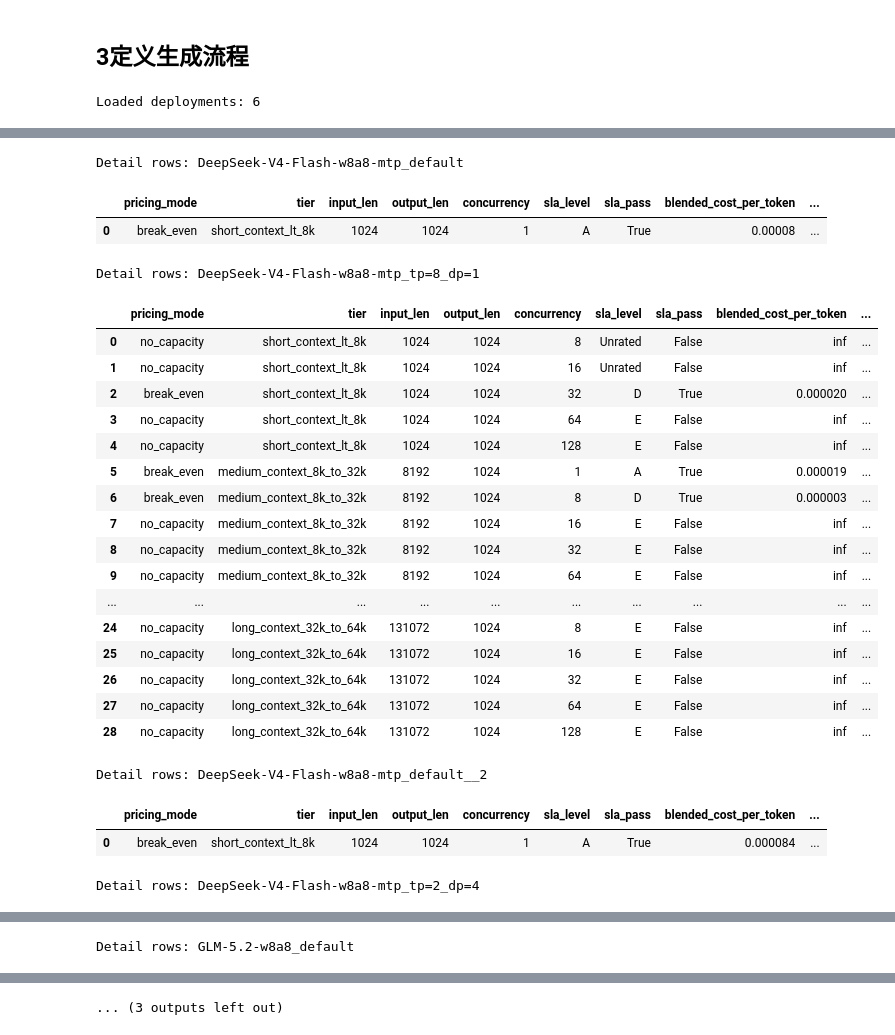
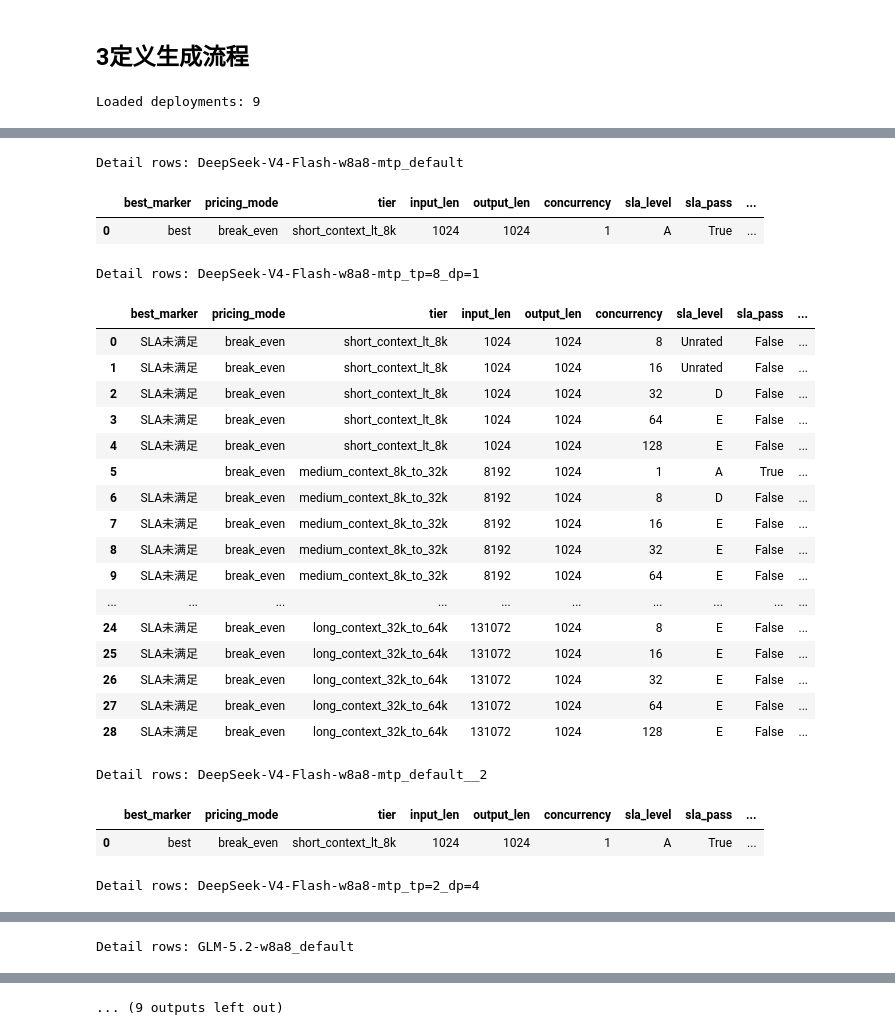
Before and after one commit to janilbols-w/janilbols-w.github.io, a Jupyter notebook: reading_room/artificial_intelligence/llm_large_language_models/llm_projects/maas/maas_pricing/price_calculator/pricing_calculator.ipynb, the cells around one changed output, grey strips where cells are left out. Cells and saved outputs as stored; diff of their text form; code cells hidden in the pictures.

Commit message:
update price calculator

```diff
--- a/reading_room/artificial_intelligence/llm_large_language_models/llm_projects/maas/maas_pricing/price_calculator/pricing_calculator.ipynb
+++ b/reading_room/artificial_intelligence/llm_large_language_models/llm_projects/maas/maas_pricing/price_calculator/pricing_calculator.ipynb
@@ -792,12 +873,13 @@ csv_path = "data/昇腾token工厂测试清单-evalscope.csv"
 profit_model = ProfitModel(
     margin=0.0,  # 0.55,
     fee_total=0.0,  # 0.05,  # payment_fee + bad_debt + tax
-    alpha=0.25,
-    beta=4,
-    weight_cache=0.7,
-    weight_input=0.2,
-    weight_output=0.1,
-    premium=1,  # 1.1 * 1.05 * 1.05,  # K_lat * K_rel * K_reserve
+    # 默认报价体系为 input, output, cache三个，以input为基线
+    alpha=0.25,     # price_cache = price_input * alpha
+    beta=4,         # price_output = price_input * alpha
+    weight_cache=0.7,       # !!! 极大程度影响结论, cache hit 占请求token的占比
+    weight_input=0.2,      # !!! 极大程度影响结论, input 占请求token的占比
+    weight_output=0.1,     # !!! 极大程度影响结论, output 占请求token的占比
+    premium=1,  # 1.1 * 1.05 * 1.05,  # K_lat * K_rel * K_reserve 定价溢价基数
     billing_days_per_month=30,
 )
 
@@ -807,22 +889,34 @@ profit_model = ProfitModel(
 # market_output_price_per_million_tokens = 28.0
 # market_cache_price_per_million_tokens = 2.0
 
-# 如果为none, 测算持平成本的定价
+# 如果为None, 测算持平成本的定价
 market_input_price_per_million_tokens = None
 market_output_price_per_million_tokens = None
 market_cache_price_per_million_tokens = None
 
+# 当 cached prompt 缺失时，按 new_prompt * 该比例回退估算 cache 吞吐
+# 例如 1.2 代表 cache 吞吐按 new_prompt 的 1.2 倍估算
+cache_fallback_ratio_from_new_prompt = 5.0 # !!! 极大程度影响结论
+
+# 手动指定可售卖比例；None 时沿用 SLA 自动判定
+# 调整系数控制实际可售占理论峰值的百分比
+manual_sellable_ratio = 1.0 # None # 默认 通过为 1.0, 不通过为 0.0
+
 # 缓存存储（元/百万tokens/小时）在这版模型中暂未计入，限时免费可视为 0
 cache_storage_price_per_million_tokens_per_hour = 0.0
+
+target_sla_level = "B"
 
 deployments, results_by_deployment, summary_output = run_pricing_for_all_deployments(
     csv_path=csv_path,
     sla=sla,
     profit_model=profit_model,
-    target_sla_level="E",
+    target_sla_level=target_sla_level,
     market_input_price_per_million_tokens=market_input_price_per_million_tokens,
     market_output_price_per_million_tokens=market_output_price_per_million_tokens,
     market_cache_price_per_million_tokens=market_cache_price_per_million_tokens,
+    cache_fallback_ratio_from_new_prompt=cache_fallback_ratio_from_new_prompt,
+    manual_sellable_ratio=manual_sellable_ratio,
 )
 
 excel_path = export_pricing_results_to_excel(
@@ -831,7 +925,7 @@ excel_path = export_pricing_results_to_excel(
     output_path="data/pricing_results.xlsx",
 )
 # %% [output]
-Loaded deployments: 6
+Loaded deployments: 9
 |  | deployment | model_name | hardware_spec | num_devices | perf_rows | monthly_cost | best_pricing_mode | ... |
 | 0 | DeepSeek-V4-Flash-w8a8-mtp_default | DeepSeek-V4-Flash-w8a8-mtp | 910B3 x 8 | 8 | 1 | 15000.0 | break_even | ... |
 | 1 | DeepSeek-V4-Flash-w8a8-mtp_tp=8_dp=1 | DeepSeek-V4-Flash-w8a8-mtp | 910B3 x 8 | 8 | 29 | 15000.0 | break_even | ... |
@@ -842,25 +939,25 @@ Loaded deployments: 6
 Detail rows: DeepSeek-V4-Flash-w8a8-mtp_default
-|  | pricing_mode | tier | input_len | output_len | concurrency | sla_level | sla_pass | blended_cost_per_token | ... |
-| 0 | break_even | short_context_lt_8k | 1024 | 1024 | 1 | A | True | 0.00008 | ... |
+|  | best_marker | pricing_mode | tier | input_len | output_len | concurrency | sla_level | sla_pass | ... |
+| 0 | best | break_even | short_context_lt_8k | 1024 | 1024 | 1 | A | True | ... |
 Detail rows: DeepSeek-V4-Flash-w8a8-mtp_tp=8_dp=1
-|  | pricing_mode | tier | input_len | output_len | concurrency | sla_level | sla_pass | blended_cost_per_token | ... |
-| 0 | no_capacity | short_context_lt_8k | 1024 | 1024 | 8 | Unrated | False | inf | ... |
-| 1 | no_capacity | short_context_lt_8k | 1024 | 1024 | 16 | Unrated | False | inf | ... |
-| 2 | break_even | short_context_lt_8k | 1024 | 1024 | 32 | D | True | 0.000020 | ... |
-| 3 | no_capacity | short_context_lt_8k | 1024 | 1024 | 64 | E | False | inf | ... |
-| 4 | no_capacity | short_context_lt_8k | 1024 | 1024 | 128 | E | False | inf | ... |
-| 5 | break_even | medium_context_8k_to_32k | 8192 | 1024 | 1 | A | True | 0.000019 | ... |
-| 6 | break_even | medium_context_8k_to_32k | 8192 | 1024 | 8 | D | True | 0.000003 | ... |
-| 7 | no_capacity | medium_context_8k_to_32k | 8192 | 1024 | 16 | E | False | inf | ... |
-| 8 | no_capacity | medium_context_8k_to_32k | 8192 | 1024 | 32 | E | False | inf | ... |
-| 9 | no_capacity | medium_context_8k_to_32k | 8192 | 1024 | 64 | E | False | inf | ... |
+|  | best_marker | pricing_mode | tier | input_len | output_len | concurrency | sla_level | sla_pass | ... |
+| 0 | SLA未满足 | break_even | short_context_lt_8k | 1024 | 1024 | 8 | Unrated | False | ... |
+| 1 | SLA未满足 | break_even | short_context_lt_8k | 1024 | 1024 | 16 | Unrated | False | ... |
+| 2 | SLA未满足 | break_even | short_context_lt_8k | 1024 | 1024 | 32 | D | False | ... |
+| 3 | SLA未满足 | break_even | short_context_lt_8k | 1024 | 1024 | 64 | E | False | ... |
+| 4 | SLA未满足 | break_even | short_context_lt_8k | 1024 | 1024 | 128 | E | False | ... |
+| 5 |  | break_even | medium_context_8k_to_32k | 8192 | 1024 | 1 | A | True | ... |
+| 6 | SLA未满足 | break_even | medium_context_8k_to_32k | 8192 | 1024 | 8 | D | False | ... |
+| 7 | SLA未满足 | break_even | medium_context_8k_to_32k | 8192 | 1024 | 16 | E | False | ... |
+| 8 | SLA未满足 | break_even | medium_context_8k_to_32k | 8192 | 1024 | 32 | E | False | ... |
+| 9 | SLA未满足 | break_even | medium_context_8k_to_32k | 8192 | 1024 | 64 | E | False | ... |
 | ... | ... | ... | ... | ... | ... | ... | ... | ... | ... |
-| 24 | no_capacity | long_context_32k_to_64k | 131072 | 1024 | 8 | E | False | inf | ... |
-| 25 | no_capacity | long_context_32k_to_64k | 131072 | 1024 | 16 | E | False | inf | ... |
-| 26 | no_capacity | long_context_32k_to_64k | 131072 | 1024 | 32 | E | False | inf | ... |
-| 27 | no_capacity | long_context_32k_to_64k | 131072 | 1024 | 64 | E | False | inf | ... |
-| 28 | no_capacity | long_context_32k_to_64k | 131072 | 1024 | 128 | E | False | inf | ... |
+| 24 | SLA未满足 | break_even | long_context_32k_to_64k | 131072 | 1024 | 8 | E | False | ... |
+| 25 | SLA未满足 | break_even | long_context_32k_to_64k | 131072 | 1024 | 16 | E | False | ... |
+| 26 | SLA未满足 | break_even | long_context_32k_to_64k | 131072 | 1024 | 32 | E | False | ... |
+| 27 | SLA未满足 | break_even | long_context_32k_to_64k | 131072 | 1024 | 64 | E | False | ... |
+| 28 | SLA未满足 | break_even | long_context_32k_to_64k | 131072 | 1024 | 128 | E | False | ... |
 Detail rows: DeepSeek-V4-Flash-w8a8-mtp_default__2
-|  | pricing_mode | tier | input_len | output_len | concurrency | sla_level | sla_pass | blended_cost_per_token | ... |
-| 0 | break_even | short_context_lt_8k | 1024 | 1024 | 1 | A | True | 0.000084 | ... |
+|  | best_marker | pricing_mode | tier | input_len | output_len | concurrency | sla_level | sla_pass | ... |
+| 0 | best | break_even | short_context_lt_8k | 1024 | 1024 | 1 | A | True | ... |
 Detail rows: DeepSeek-V4-Flash-w8a8-mtp_tp=2_dp=4
@@ -896 +984 @@ Detail rows: GLM-5.2-w8a8_default
-... (3 outputs left out)
+... (9 outputs left out)
```
Also changed, not shown: parts of 3 cells of this notebook.
